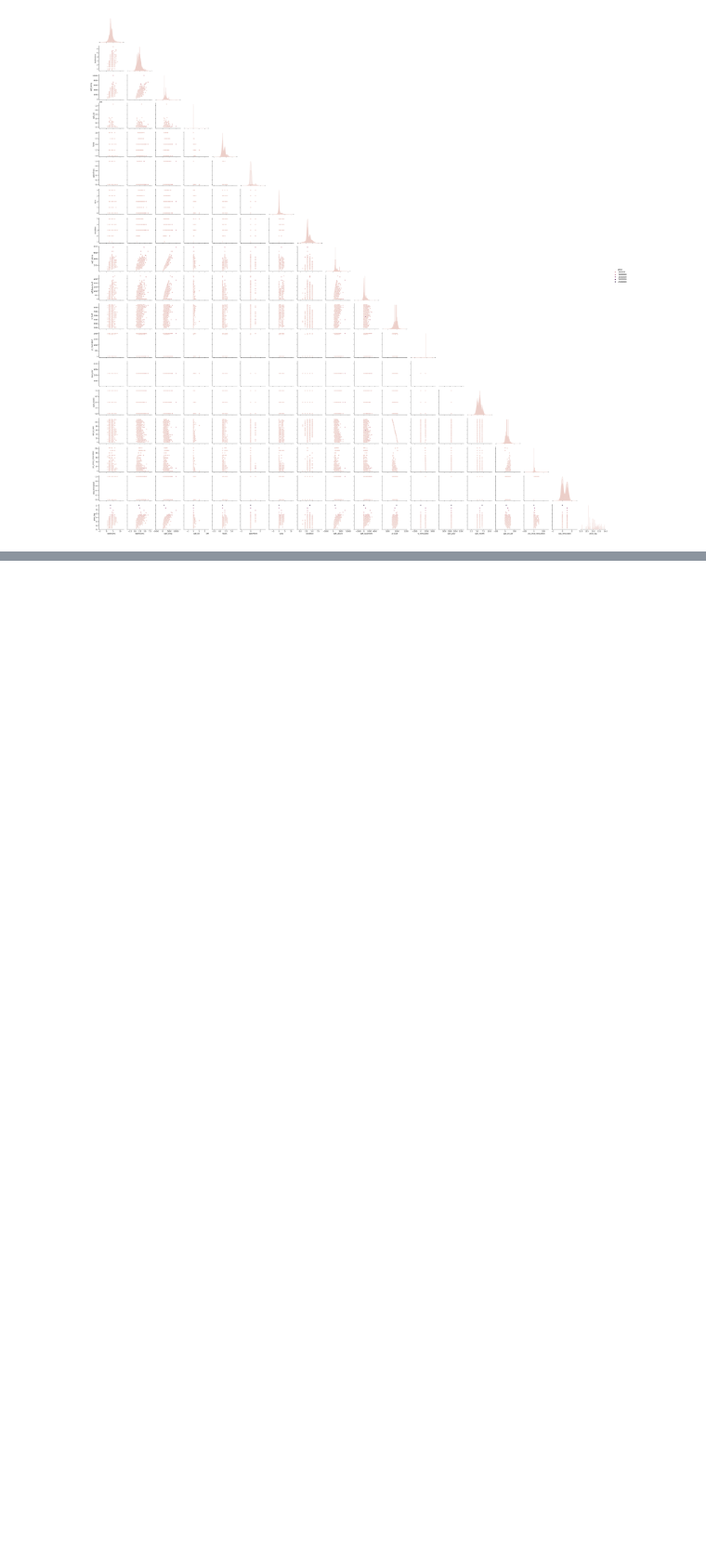
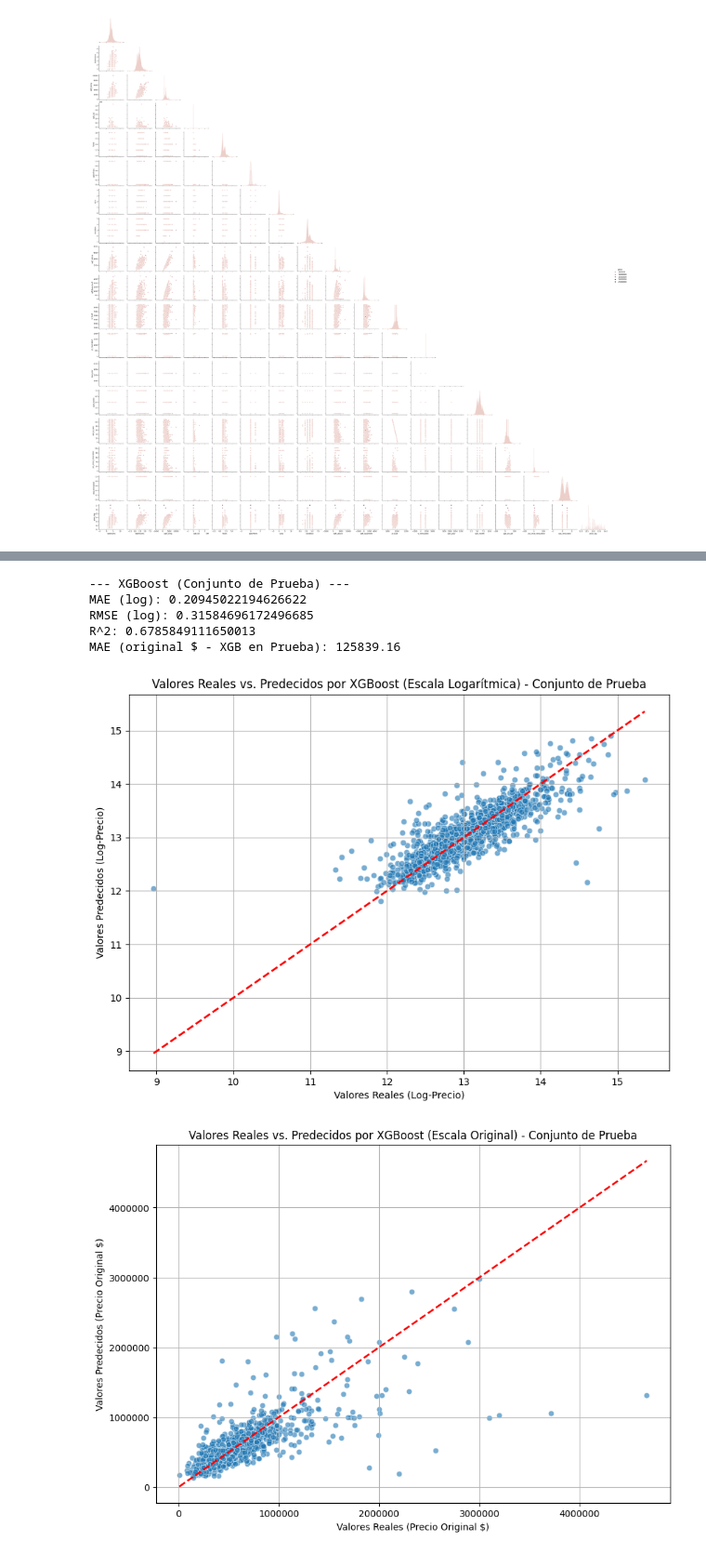
Before and after one commit to kleineer/ml_web_app_using_flask, a Jupyter notebook: src/explore.ipynb, the cells around one changed output, grey strips where cells are left out. Shown at 93% size. Saved outputs shown, nothing was run; the diff lists cells and outputs as text; code cells hidden in the pictures; blank space fills up the shorter version.

```diff
--- a/src/explore.ipynb
+++ b/src/explore.ipynb
@@ -318,0 +772,61 @@ SyntaxError: '(' was never closed (2439367697.py, line 3)
+# %%
+# Asumiendo que xgb_model es tu modelo XGBoost entrenado
+# y X_test_processed (o X_test_scaled si XGBoost se entrenó con datos escalados, aunque usualmente no es necesario)
+# y y_test están listos
+
+y_pred_test_xgb = xgb_model.predict(X_test_processed) # O X_test_scaled
+
+print("\n--- XGBoost (Conjunto de Prueba) ---")
+print("MAE (log):", mean_absolute_error(y_test, y_pred_test_xgb))
+print("RMSE (log):", np.sqrt(mean_squared_error(y_test, y_pred_test_xgb)))
+print("R^2:", r2_score(y_test, y_pred_test_xgb))
+
+if target_column == 'price_log': # Asumiendo que target_column está definido
+    y_test_original = np.expm1(y_test)
+    y_pred_test_xgb_original = np.expm1(y_pred_test_xgb)
+    print(f"MAE (original $ - XGB en Prueba): {mean_absolute_error(y_test_original, y_pred_test_xgb_original):.2f}")
+# %% [output]
+--- XGBoost (Conjunto de Prueba) ---
+MAE (log): 0.20945022194626622
+RMSE (log): 0.31584696172496685
+R^2: 0.6785849111650013
+MAE (original $ - XGB en Prueba): 125839.16
+# %%
+# Gráfico 1: Escala Logarítmica (si aplica)
+if target_column == 'price_log':
+    plt.figure(figsize=(10, 7))
+    sns.scatterplot(x=y_test, y=y_pred_test_xgb, alpha=0.6)
+    plt.plot([y_test.min(), y_test.max()], [y_test.min(), y_test.max()], '--r', linewidth=2) # Línea de y=x
+    plt.xlabel("Valores Reales (Log-Precio)")
+    plt.ylabel("Valores Predecidos (Log-Precio)")
+    plt.title("Valores Reales vs. Predecidos por XGBoost (Escala Logarítmica) - Conjunto de Prueba")
+    plt.grid(True)
+    plt.show()
+
+# Gráfico 2: Escala Original de Dólares
+# Transformar de nuevo a la escala original
+# Usa np.expm1 si transformaste con np.log1p()
+# Usa np.exp si transformaste con np.log()
+
+# Determinar si y_test es una Serie de Pandas o un array de NumPy
+if isinstance(y_test, pd.Series):
+    y_test_original = np.expm1(y_test.values) if target_column == 'price_log' else y_test.values
+else: # Asumir que es un array de NumPy
+    y_test_original = np.expm1(y_test) if target_column == 'price_log' else y_test
+
+y_pred_test_xgb_original = np.expm1(y_pred_test_xgb) if target_column == 'price_log' else y_pred_test_xgb
+
+plt.figure(figsize=(10, 7))
+sns.scatterplot(x=y_test_original, y=y_pred_test_xgb_original, alpha=0.6)
+min_val = min(y_test_original.min(), y_pred_test_xgb_original.min())
+max_val = max(y_test_original.max(), y_pred_test_xgb_original.max())
+plt.plot([min_val, max_val], [min_val, max_val], '--r', linewidth=2) # Línea de y=x
+plt.xlabel("Valores Reales (Precio Original $)")
+plt.ylabel("Valores Predecidos (Precio Original $)")
+plt.title("Valores Reales vs. Predecidos por XGBoost (Escala Original) - Conjunto de Prueba")
+plt.ticklabel_format(style='plain', axis='both') # Evitar notación científica
+plt.grid(True)
+plt.show()
+# %% [output]
+[figure, added]
+[figure, added]
```
Also changed, not shown: parts of 29 cells of this notebook, 5 other files.
